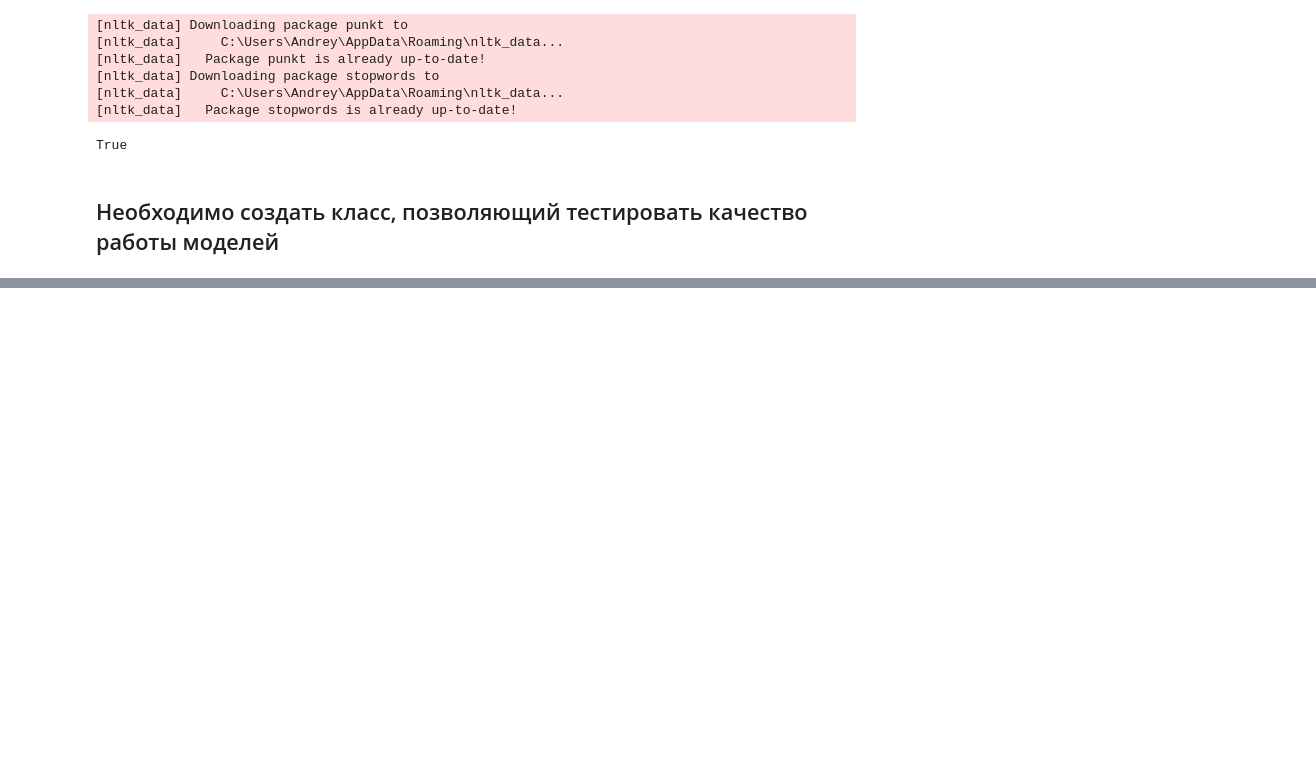
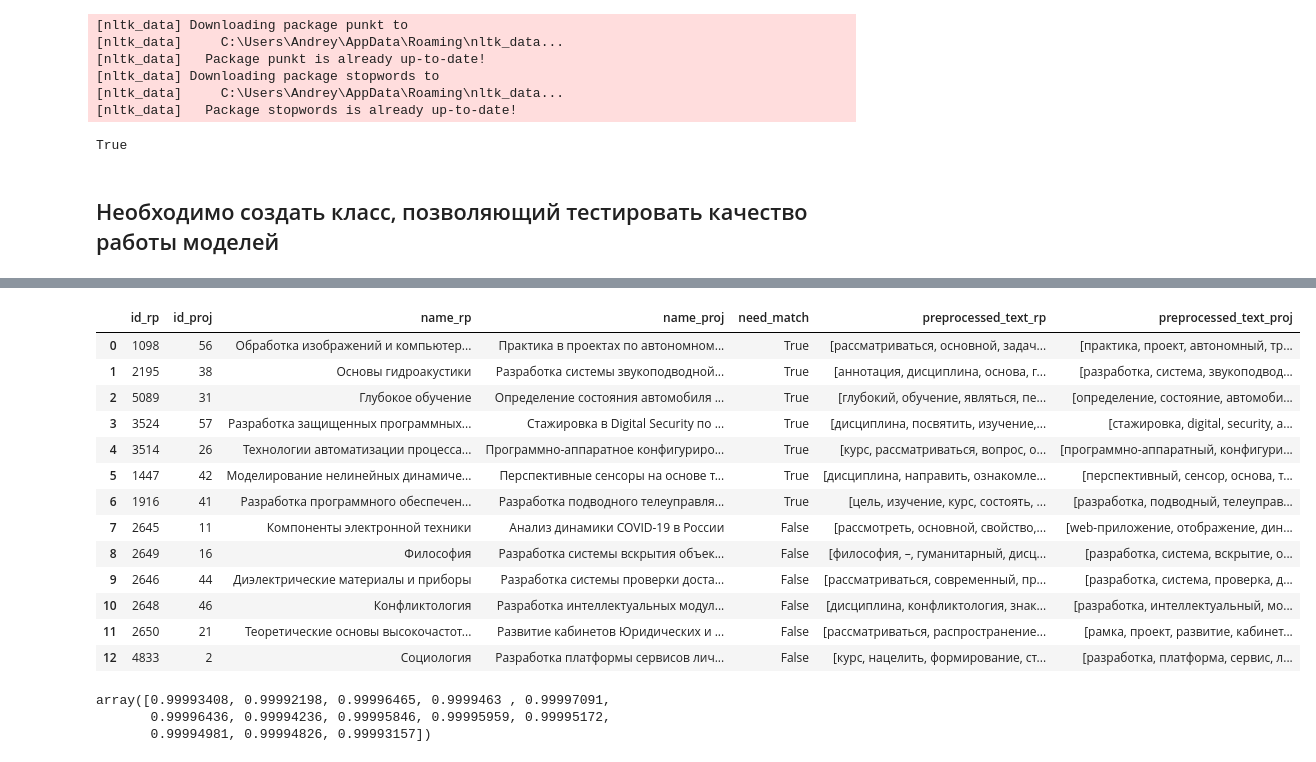
Before and after one commit to Andrexus23/Diploma-NLP, a Jupyter notebook: Notebooks/ModelResearcher.ipynb, the cells around one changed output, grey strips where cells are left out. Saved outputs shown, nothing was run; the diff lists cells and outputs as text; code cells hidden in the pictures; blank space fills up the shorter version.

```diff
--- a/Notebooks/ModelResearcher.ipynb
+++ b/Notebooks/ModelResearcher.ipynb
@@ -58,6 +58,14 @@ class ModelResearcher:
         data_df['preprocessed_' + text_field] = data_df.apply(lambda row: preprocess(row[text_field], punctuation_marks, stop_words, morph), axis=1)
         data_df_preprocessed = data_df.copy()
         data_df_preprocessed = data_df_preprocessed.drop(columns=[text_field], axis=1)
+        data_df_preprocessed.to_json(path)
+        return data_df_preprocessed
+
+    def preprocess_and_save_pairs(self, data_df: pd.DataFrame, path: str, text_field_1, text_field_2) -> pd.DataFrame:
+        data_df['preprocessed_' + text_field_1] = data_df.apply(lambda row: preprocess(row[text_field_1], punctuation_marks, stop_words, morph), axis=1)
+        data_df['preprocessed_' + text_field_2] = data_df.apply(lambda row: preprocess(row[text_field_2], punctuation_marks, stop_words, morph), axis=1)
+        data_df_preprocessed = data_df.copy()
+        data_df_preprocessed = data_df_preprocessed.drop(columns=[text_field_1, text_field_2], axis=1)
         data_df_preprocessed.to_json(path)
         return data_df_preprocessed
 
@@ -79,6 +87,7 @@ class ModelResearcher:
             if self.model is not None:
                 sentences_sim = np.zeros(sentences_1.size)
                 sz = sentences_1.size
+#                 print(f'index_to_key: {self.model.wv.index_to_key}')
                 for i in range(sz):
                     sentences_1_words = [w for w in sentences_1[i] if w in self.model.wv.index_to_key]
                     sentences_2_words = [w for w in sentences_2[i] if w in self.model.wv.index_to_key]
@@ -194,0 +262,25 @@ unmatch_df
+# %%
+modelResearcher = ModelResearcher()
+# df_train = modelResearcher.preprpocess_and_save_pairs(df_train, 'train.json', 'text_rp', 'text_proj')
+# df_test = preprpocess_and_save_pairs()
+df_train = modelResearcher.preprocess_and_save_pairs(df_train, 'train.json', 'text_rp', 'text_proj')
+df_test = modelResearcher.preprocess_and_save_pairs(df_test, 'test.json', 'text_rp', 'text_proj')
+# %%
+df_train.reset_index(drop=True, inplace=True)
+df_test.reset_index(drop=True, inplace=True)
+df_test
+# %% [output]
+|  | id_rp | id_proj | name_rp | name_proj | need_match | preprocessed_text_rp | preprocessed_text_proj |
+| 0 | 1098 | 56 | Обработка изображений и компьютер... | Практика в проектах по автономном... | True | [рассматриваться, основной, задач... | [практика, проект, автономный, тр... |
+| 1 | 2195 | 38 | Основы гидроакустики | Разработка системы звукоподводной... | True | [аннотация, дисциплина, основа, г... | [разработка, система, звукоподвод... |
+| 2 | 5089 | 31 | Глубокое обучение | Определение состояния автомобиля ... | True | [глубокий, обучение, являться, пе... | [определение, состояние, автомоби... |
+| 3 | 3524 | 57 | Разработка защищенных программных... | Стажировка в Digital Security по ... | True | [дисциплина, посвятить, изучение,... | [стажировка, digital, security, а... |
+| 4 | 3514 | 26 | Технологии автоматизации процесса... | Программно-аппаратное конфигуриро... | True | [курс, рассматриваться, вопрос, о... | [программно-аппаратный, конфигури... |
+| 5 | 1447 | 42 | Моделирование нелинейных динамиче... | Перспективные сенсоры на основе т... | True | [дисциплина, направить, ознакомле... | [перспективный, сенсор, основа, т... |
+| 6 | 1916 | 41 | Разработка программного обеспечен... | Разработка подводного телеуправля... | True | [цель, изучение, курс, состоять, ... | [разработка, подводный, телеуправ... |
+| 7 | 2645 | 11 | Компоненты электронной техники | Анализ динамики COVID-19 в России | False | [рассмотреть, основной, свойство,... | [web-приложение, отображение, дин... |
+| 8 | 2649 | 16 | Философия | Разработка системы вскрытия объек... | False | [философия, –, гуманитарный, дисц... | [разработка, система, вскрытие, о... |
+| 9 | 2646 | 44 | Диэлектрические материалы и приборы | Разработка системы проверки доста... | False | [рассматриваться, современный, пр... | [разработка, система, проверка, д... |
+| 10 | 2648 | 46 | Конфликтология | Разработка интеллектуальных модул... | False | [дисциплина, конфликтология, знак... | [разработка, интеллектуальный, мо... |
+| 11 | 2650 | 21 | Теоретические основы высокочастот... | Развитие кабинетов Юридических и ... | False | [рассматриваться, распространение... | [рамка, проект, развитие, кабинет... |
+| 12 | 4833 | 2 | Социология | Разработка платформы сервисов лич... | False | [курс, нацелить, формирование, ст... | [разработка, платформа, сервис, л... |
@@ -194,0 +294,6 @@ unmatch_df
+# %%
+result_w2v
+# %% [output]
+array([0.99993408, 0.99992198, 0.99996465, 0.9999463 , 0.99997091,
+       0.99996436, 0.99994236, 0.99995846, 0.99995959, 0.99995172,
+       0.99994981, 0.99994826, 0.99993157])
```
Also changed, not shown: parts of 24 cells of this notebook, 2 other files.
